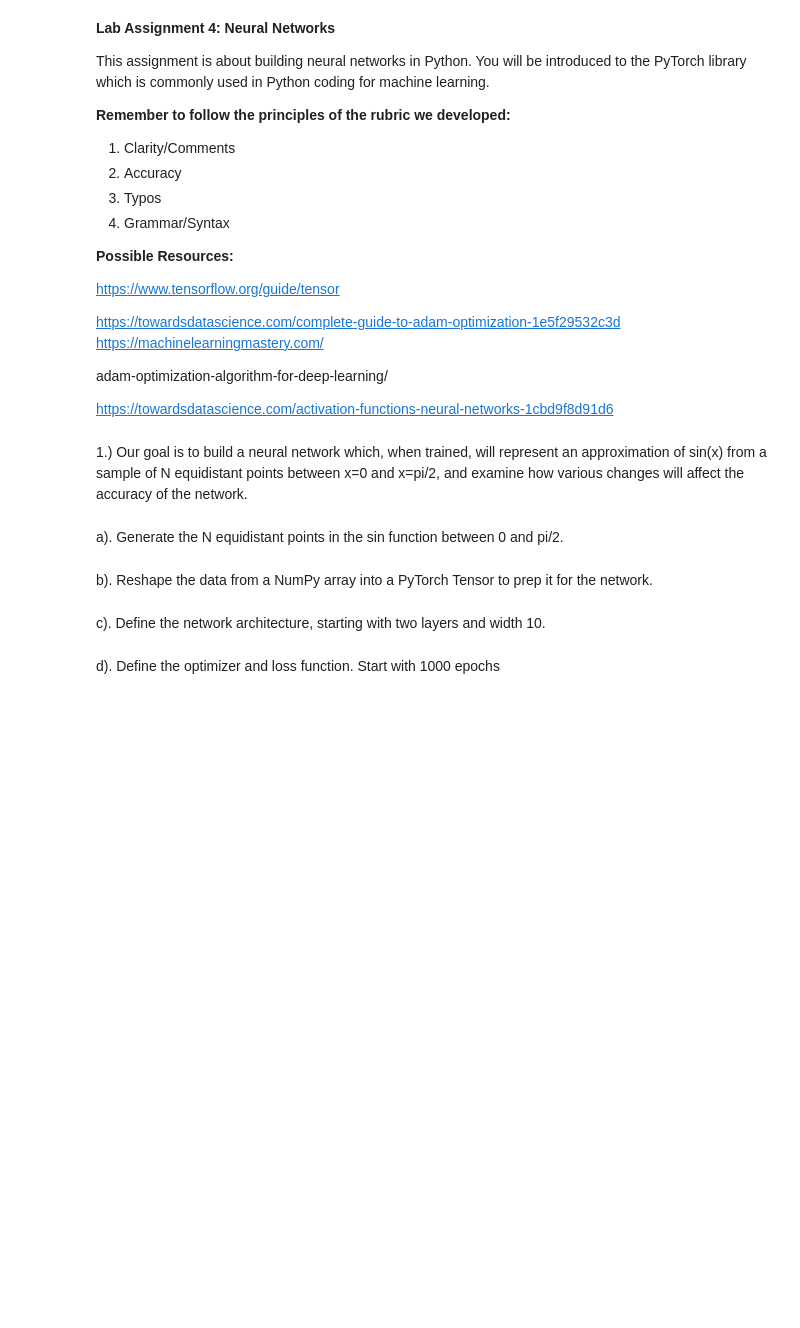
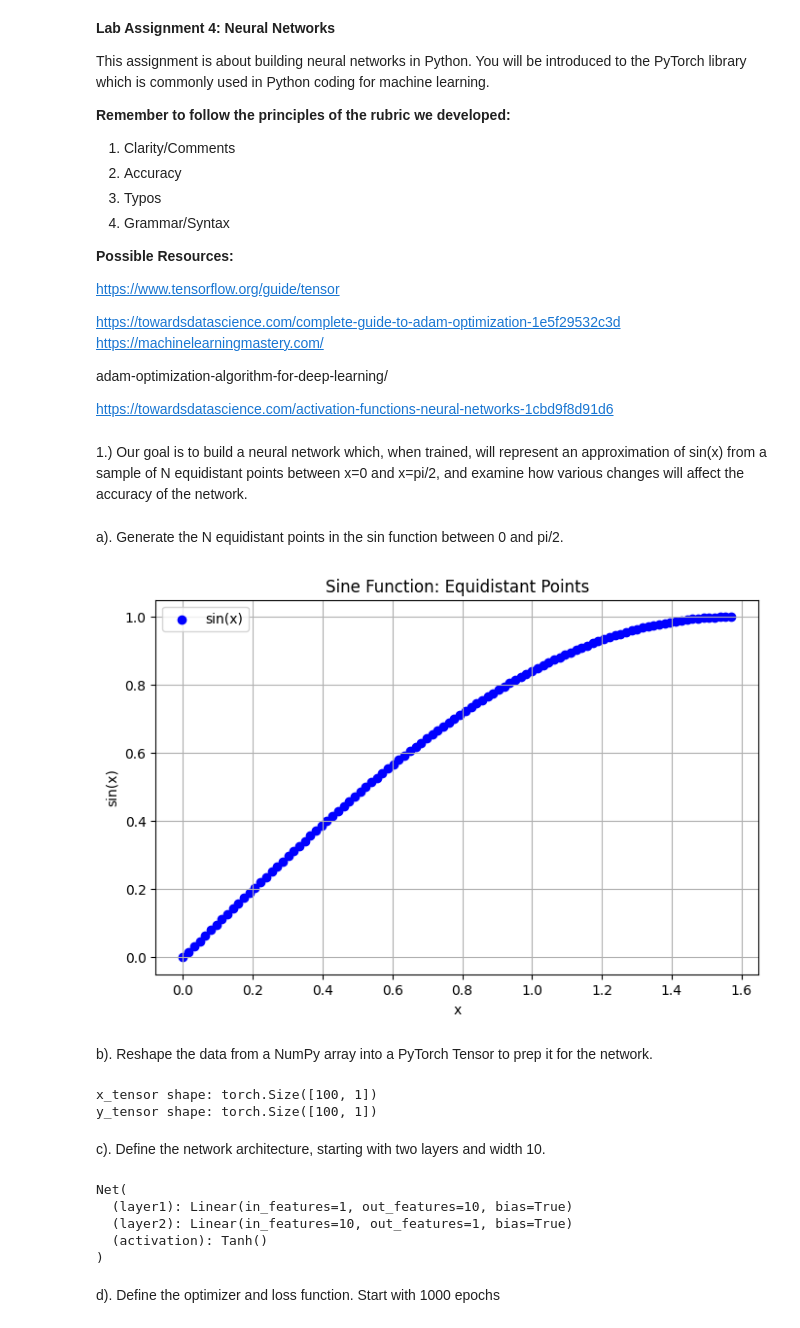
Before and after one commit to 2533Aryan/Deep-Learning, a Jupyter notebook: Lab 04/MTH354 Lab Assignment 4.ipynb, the cells around one changed output. Cells and saved outputs as stored; diff of their text form; code cells hidden in the pictures; blank space fills up the shorter version.

```diff
--- a/Lab 04/MTH354 Lab Assignment 4.ipynb
+++ b/Lab 04/MTH354 Lab Assignment 4.ipynb
@@ -37,11 +37,32 @@ a). Generate the N equidistant points in the sin function between 0 and pi/2.
 # %%
 # Define N =
 # Generate the points using x = np.linspace()
 # Map the sine function from the generated x points using y = np.sin(x)
 
 # Graph the points using:
 # plt.figure()
 # plt.scatter(x,y)
+
+# Define N (number of points)
+N = 100
+
+# Generate the points using x = np.linspace()
+x = np.linspace(0, np.pi/2, N)
+
+# Map the sine function from the generated x points using y = np.sin(x)
+y = np.sin(x)
+
+# Graph the points
+plt.figure(figsize=(8, 5))
+plt.scatter(x, y, color='blue', label='sin(x)')
+plt.title('Sine Function: Equidistant Points')
+plt.xlabel('x')
+plt.ylabel('sin(x)')
+plt.legend()
+plt.grid()
+plt.show()
+# %% [output]
+[figure, added]
 # %% [markdown]
 b). Reshape the data from a NumPy array into a PyTorch Tensor to prep it for the network.
 # %%
@@ -54,24 +75,47 @@ b). Reshape the data from a NumPy array into a PyTorch Tensor to prep it for the
 # -1 signals that the shape is computed based on the number of rows
 
 #.float() converts the PyTorch tensor into a float datatype, the most common for network calculations
+
+# Convert the numpy arrays x and y into PyTorch tensors
+x_tensor = torch.from_numpy(x.reshape(-1, 1)).float()
+y_tensor = torch.from_numpy(y.reshape(-1, 1)).float()
+
+# Print tensor shapes to confirm
+print(f"x_tensor shape: {x_tensor.shape}")
+print(f"y_tensor shape: {y_tensor.shape}")
+# %% [output]
+x_tensor shape: torch.Size([100, 1])
+y_tensor shape: torch.Size([100, 1])
 # %% [markdown]
 c). Define the network architecture, starting with two layers and width 10.
 # %%
 class Net(nn.Module):
-    # def __init__(self):
-    #     super(Net, self).__init__()
-    #     self.layer1 = torch.nn.Linear()
-    #     self.layer2 = torch.nn.Linear()
-    #     self.activation = torch.nn.Tanh()
+    def __init__(self):
+        super(Net, self).__init__()
+        # Define the first layer: input to hidden layer (width = 10)
+        self.layer1 = torch.nn.Linear(1, 10)
+        # Define the second layer: hidden layer to output
+        self.layer2 = torch.nn.Linear(10, 1)
+        # Activation function (Tanh)
+        self.activation = torch.nn.Tanh()
 
-    # def forward(self, x):
-    #     x = self.layer1(x)
-    #     x = self.activation(x)
-    #     x = self.layer2(x)
-    #     return x
+    def forward(self, x):
+        # Pass through layer1 and apply activation
+        x = self.layer1(x)
+        x = self.activation(x)
+        # Pass through layer2
+        x = self.layer2(x)
+        return x
 
+# Instantiate the network
 net = Net()
 print(net)
+# %% [output]
+Net(
+  (layer1): Linear(in_features=1, out_features=10, bias=True)
+  (layer2): Linear(in_features=10, out_features=1, bias=True)
+  (activation): Tanh()
+)
 # %% [markdown]
 d). Define the optimizer and loss function. Start with 1000 epochs
 # %%
```
Also changed, not shown: parts of 11 cells of this notebook, 1 other file.
